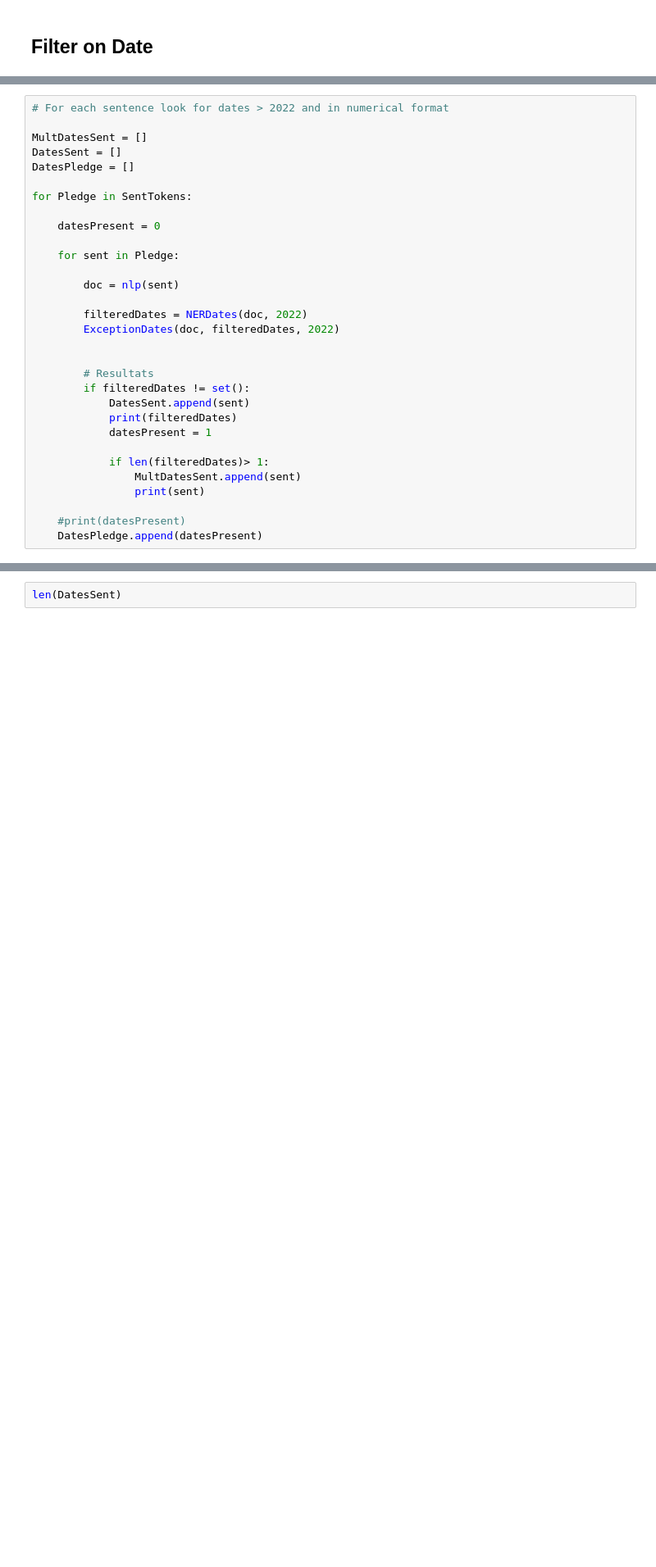
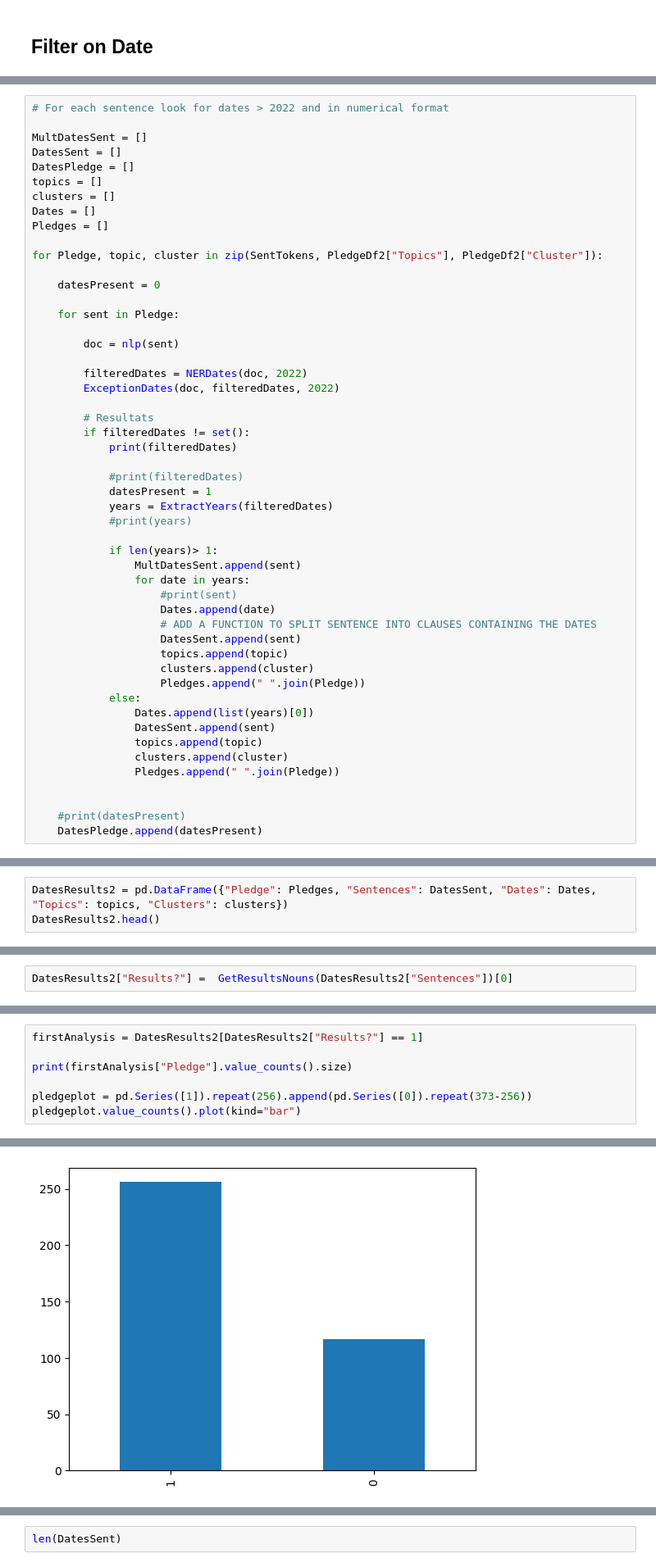
Before and after one commit to SEMICeu/semic_pledges, a Jupyter notebook: NamedEntityRecognition/NER.ipynb, the cells around one changed output, grey strips where cells are left out. Shown at 82% size. Cells and saved outputs as stored; diff of their text form; blank space fills up the shorter version.

```diff
--- a/NamedEntityRecognition/NER.ipynb
+++ b/NamedEntityRecognition/NER.ipynb
@@ -89,8 +206,12 @@ def ExceptionDates(doc, filteredDates, datelim):
 MultDatesSent = []
 DatesSent = []
 DatesPledge = []
+topics = []
+clusters = []
+Dates = []
+Pledges = []
 
-for Pledge in SentTokens:
+for Pledge, topic, cluster in zip(SentTokens, PledgeDf2["Topics"], PledgeDf2["Cluster"]):
 
     datesPresent = 0
 
@@ -101,16 +222,32 @@ for Pledge in SentTokens:
         filteredDates = NERDates(doc, 2022)
         ExceptionDates(doc, filteredDates, 2022)
 
-
         # Resultats
         if filteredDates != set():
-            DatesSent.append(sent)
             print(filteredDates)
+
+            #print(filteredDates)
             datesPresent = 1
+            years = ExtractYears(filteredDates)
+            #print(years)
 
-            if len(filteredDates)> 1:
+            if len(years)> 1:
                 MultDatesSent.append(sent)
-                print(sent)
+                for date in years:
+                    #print(sent)
+                    Dates.append(date)
+                    # ADD A FUNCTION TO SPLIT SENTENCE INTO CLAUSES CONTAINING THE DATES
+                    DatesSent.append(sent)
+                    topics.append(topic)
+                    clusters.append(cluster)
+                    Pledges.append(" ".join(Pledge))
+            else:
+                Dates.append(list(years)[0])
+                DatesSent.append(sent)
+                topics.append(topic)
+                clusters.append(cluster)
+                Pledges.append(" ".join(Pledge))
+
 
     #print(datesPresent)
     DatesPledge.append(datesPresent)
@@ -116,0 +279,3 @@ for Pledge in SentTokens:
+# %%
+DatesResults2 = pd.DataFrame({"Pledge": Pledges, "Sentences": DatesSent, "Dates": Dates, "Topics": topics, "Clusters": clusters})
+DatesResults2.head()
@@ -116,0 +410,2 @@ for Pledge in SentTokens:
+# %%
+DatesResults2["Results?"] =  GetResultsNouns(DatesResults2["Sentences"])[0]
@@ -116,0 +417,8 @@ for Pledge in SentTokens:
+# %%
+firstAnalysis = DatesResults2[DatesResults2["Results?"] == 1]
+
+print(firstAnalysis["Pledge"].value_counts().size)
+
+pledgeplot = pd.Series([1]).repeat(256).append(pd.Series([0]).repeat(373-256))
+pledgeplot.value_counts().plot(kind="bar")
+# %% [output]
@@ -116,0 +427 @@ for Pledge in SentTokens:
+[figure, added]
```
Also changed, not shown: parts of 41 cells of this notebook.
